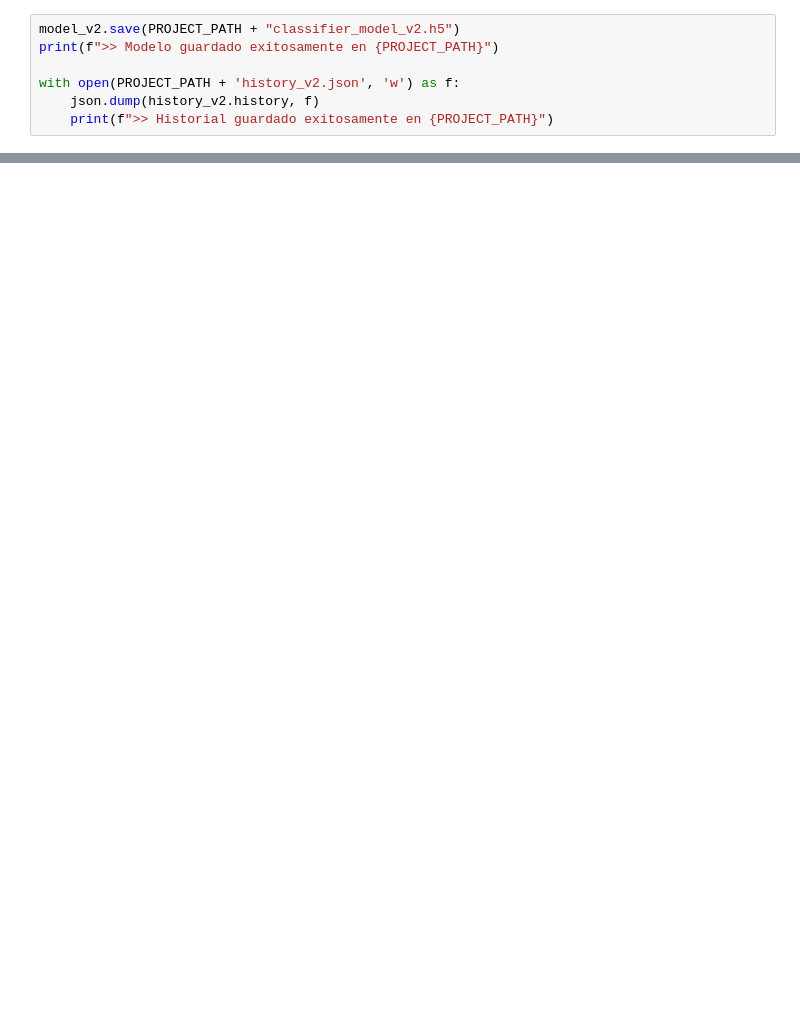
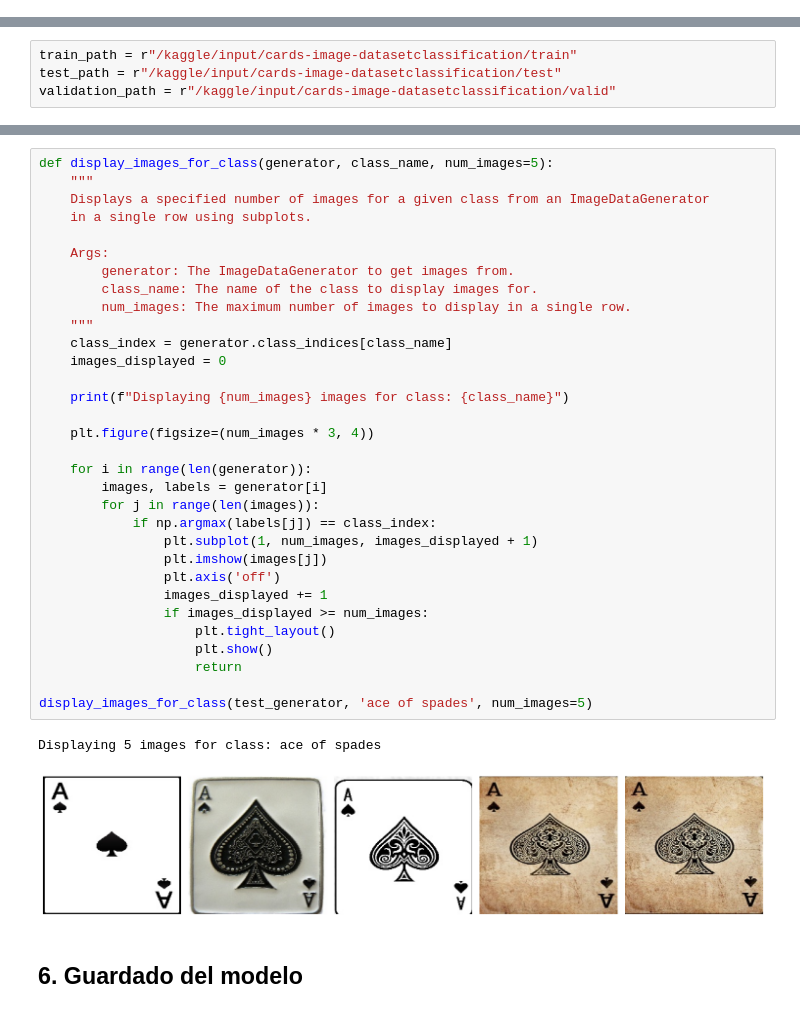
Before and after one commit to chimalii/DeepLearningProject_Advanced_AI, a Jupyter notebook: Modelado.ipynb, the cells around one changed output, grey strips where cells are left out. Cells and saved outputs as stored; diff of their text form; blank space fills up the shorter version.

```diff
--- a/Modelado.ipynb
+++ b/Modelado.ipynb
@@ -294,7 +0,0 @@ plt.grid(True)
-# %%
-model_v2.save(PROJECT_PATH + "classifier_model_v2.h5")
-print(f">> Modelo guardado exitosamente en {PROJECT_PATH}")
-
-with open(PROJECT_PATH + 'history_v2.json', 'w') as f:
-    json.dump(history_v2.history, f)
-    print(f">> Historial guardado exitosamente en {PROJECT_PATH}")
@@ -350,0 +29,4 @@ eight of diamonds       0.33      0.80      0.47         5
+# %%
+train_path = r"/kaggle/input/cards-image-datasetclassification/train"
+test_path = r"/kaggle/input/cards-image-datasetclassification/test"
+validation_path = r"/kaggle/input/cards-image-datasetclassification/valid"
@@ -350,0 +304,37 @@ eight of diamonds       0.33      0.80      0.47         5
+# %%
+def display_images_for_class(generator, class_name, num_images=5):
+    """
+    Displays a specified number of images for a given class from an ImageDataGenerator
+    in a single row using subplots.
+
+    Args:
+        generator: The ImageDataGenerator to get images from.
+        class_name: The name of the class to display images for.
+        num_images: The maximum number of images to display in a single row.
+    """
+    class_index = generator.class_indices[class_name]
+    images_displayed = 0
+
+    print(f"Displaying {num_images} images for class: {class_name}")
+
+    plt.figure(figsize=(num_images * 3, 4))
+
+    for i in range(len(generator)):
+        images, labels = generator[i]
+        for j in range(len(images)):
+            if np.argmax(labels[j]) == class_index:
+                plt.subplot(1, num_images, images_displayed + 1)
+                plt.imshow(images[j])
+                plt.axis('off')
+                images_displayed += 1
+                if images_displayed >= num_images:
+                    plt.tight_layout()
+                    plt.show()
+                    return
+
+display_images_for_class(test_generator, 'ace of spades', num_images=5)
+# %% [output]
+Displaying 5 images for class: ace of spades
+[figure, added]
+# %% [markdown]
+## **6. Guardado del modelo**
```
Also changed, not shown: parts of 43 cells of this notebook, 2 other files.
